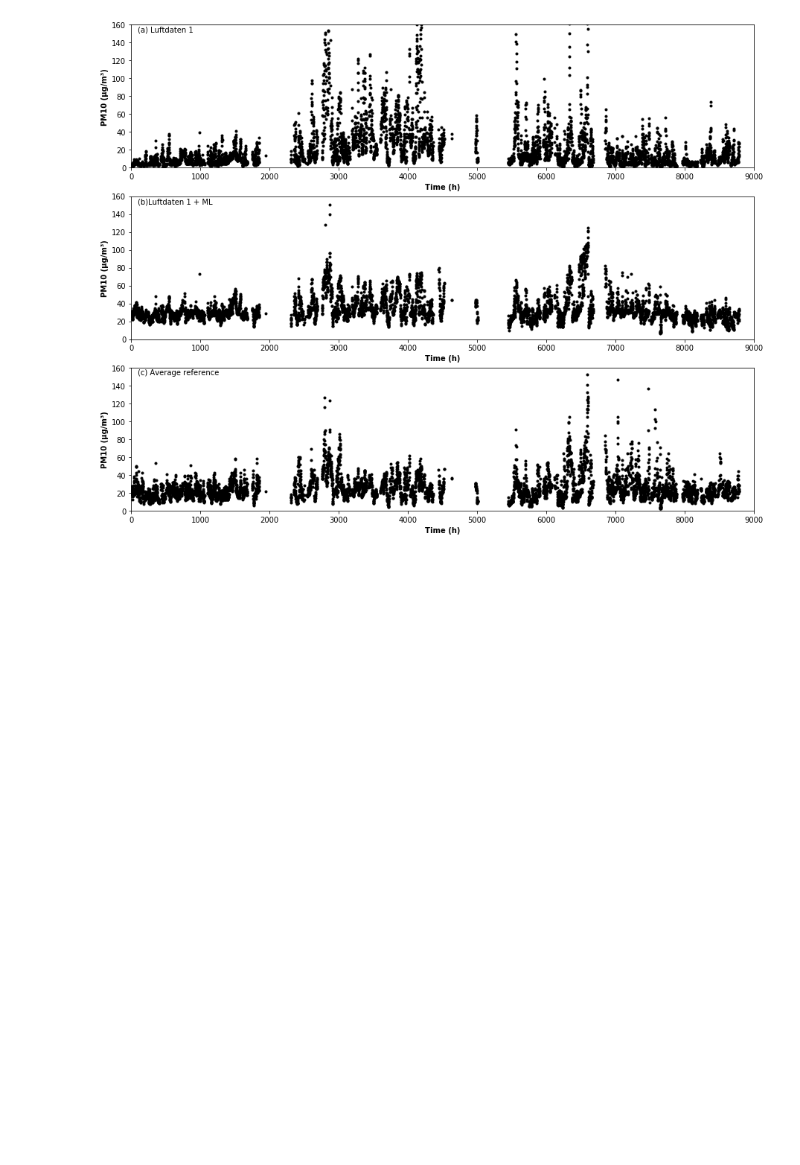
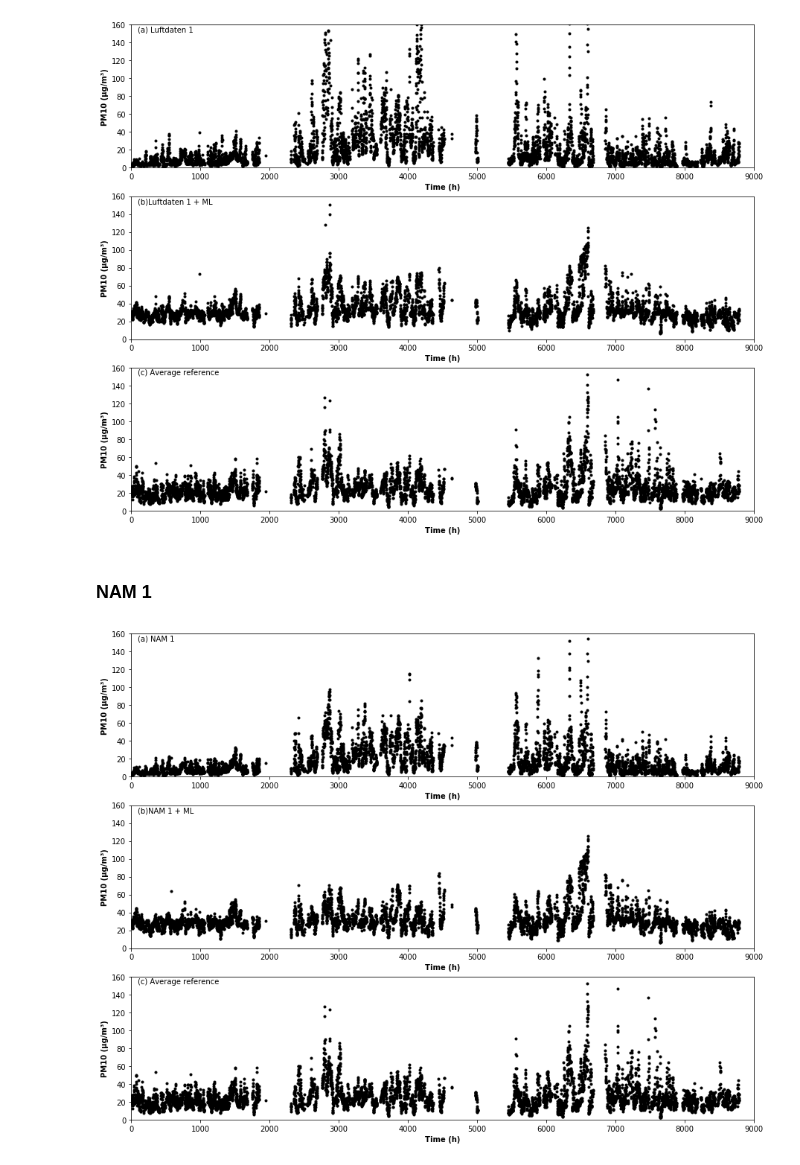
Before and after one commit to dobra-dobra/PM-ML-correction, a Jupyter notebook: Complementation_with_ML_PM10.ipynb, the cells around one changed output. Drawn from its saved outputs; the diff is of its cells as text; code cells hidden in the pictures; blank space fills up the shorter version.

```diff
--- a/Complementation_with_ML_PM10.ipynb
+++ b/Complementation_with_ML_PM10.ipynb
@@ -768,3 +778,44 @@ plt.savefig("Complementation_ML_example_PM10.png")
 plt.show()
 # %% [output]
 [figure]
+# %% [markdown]
+### NAM 1
+# %%
+fig, (ax1, ax2, ax3) = plt.subplots(3, 1, figsize=(15,12))
+
+x = data.index
+y1 = data["NAM 1 PM10"]
+y2 = data_ML["NAM 1 ML PM10"]
+y3 = data_ML["Reference PM10"]
+
+ax1.plot(x, y1, "k.")
+ax1.set_xlabel("Time (h)", fontweight="bold")
+ax1.set_ylabel("PM10 (µg/m³)", fontweight="bold")
+text_pos_x = 0.01
+text_pos_y = 0.95
+ax1.text(text_pos_x, text_pos_y, "(a) NAM 1", transform=ax1.transAxes)
+ax1.set_xlim([0, 9000])
+ax1.set_ylim([0, 160])
+
+ax2.plot(x, y2, "k.")
+ax2.set_xlabel("Time (h)", fontweight="bold")
+ax2.set_ylabel("PM10 (µg/m³)", fontweight="bold")
+text_pos_x = 0.01
+text_pos_y = 0.95
+ax2.text(text_pos_x, text_pos_y, "(b)NAM 1 + ML", transform=ax2.transAxes)
+ax2.set_xlim([0, 9000])
+ax2.set_ylim([0, 160])
+
+ax3.plot(x, y3, "k.")
+ax3.set_xlabel("Time (h)", fontweight="bold")
+ax3.set_ylabel("PM10 (µg/m³)", fontweight="bold")
+text_pos_x = 0.01
+text_pos_y = 0.95
+ax3.text(text_pos_x, text_pos_y, "(c) Average reference", transform=ax3.transAxes)
+ax3.set_xlim([0, 9000])
+ax3.set_ylim([0, 160])
+
+plt.savefig("Complementation_ML_NAM1_PM10.png")
+plt.show()
+# %% [output]
+[figure, added]
```
Also changed, not shown: parts of 14 cells of this notebook, 3 other files.
